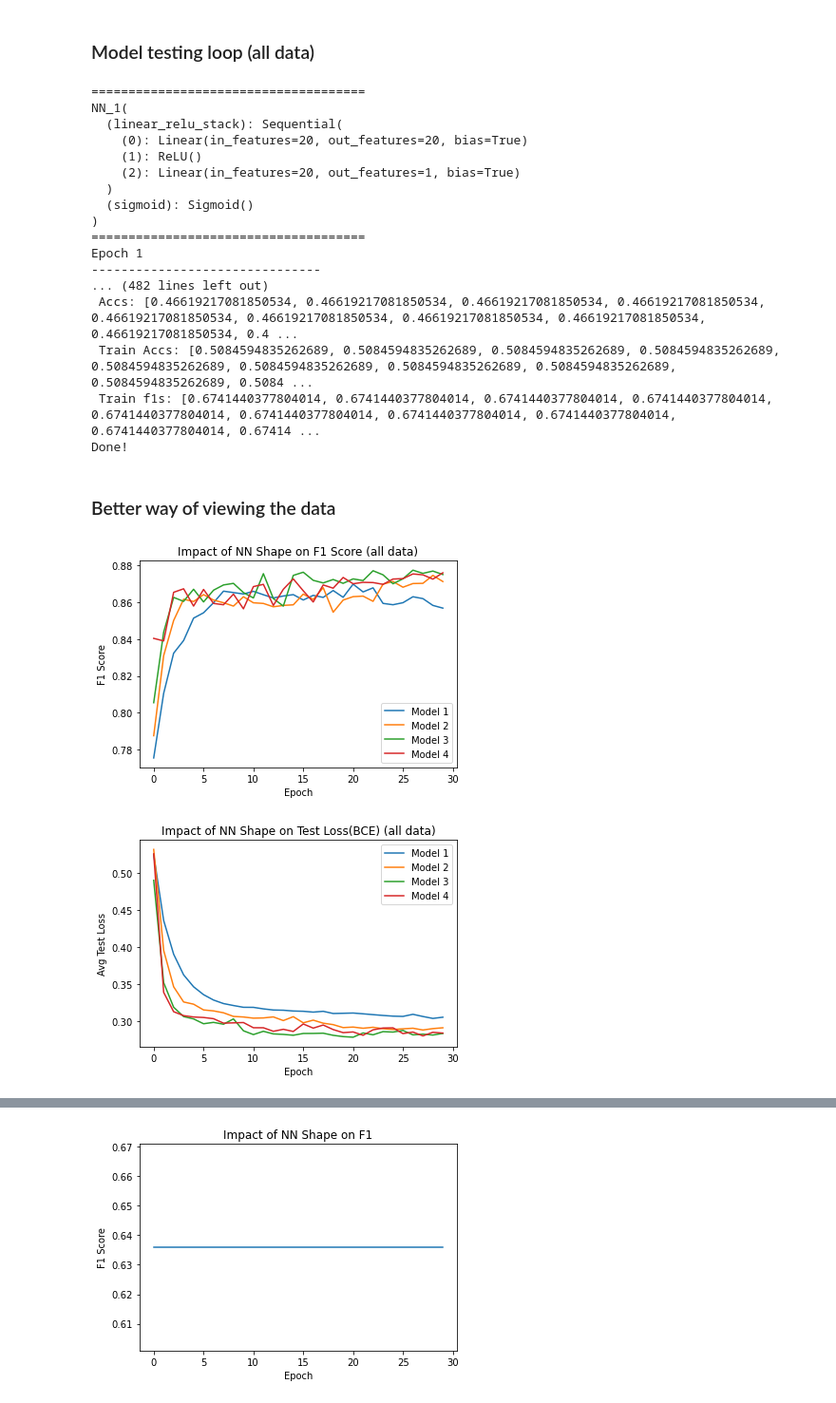
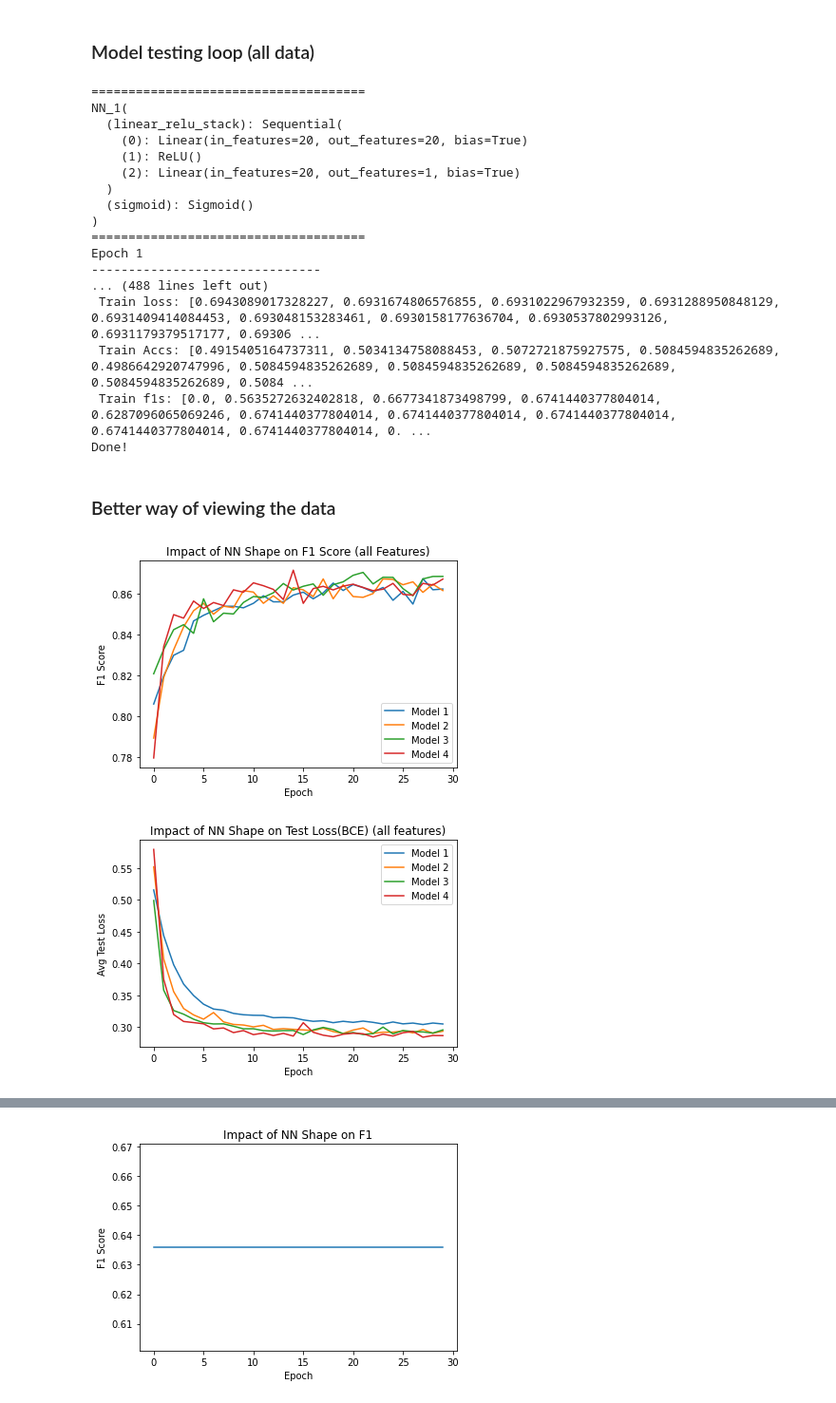
Before and after one commit to DanielRJohnson/EECS738-FP, a Jupyter notebook: evan/NN_C.ipynb, the cells around one changed output, grey strips where cells are left out. Shown: that part at 95% size. Saved outputs shown, nothing was run; the diff lists cells and outputs as text; code cells hidden in the pictures.

```diff
--- a/evan/NN_C.ipynb
+++ b/evan/NN_C.ipynb
@@ -180,6 +180,7 @@ optimizer = torch.optim.Adam(model.parameters(), lr=.001, weight_decay = .01)
 # training loop
 def train(dataloader, model, loss_fn, optimizer):
     size = len(dataloader.dataset)
+    num_batches = len(dataloader)
     model.train()
     # define the metrics
     tp = 0
@@ -218,7 +219,7 @@ def train(dataloader, model, loss_fn, optimizer):
     # print(f"Train fn: {fn}")
     train_acc = (tp + tn) / (tp + fp+ tn+ fn)
     # print(f"Train Acc: {train_acc}")
-    train_avg_loss = train_loss/size
+    train_avg_loss = train_loss/num_batches
     train_f1 = (2*tp) / ((2*tp) + fp + fn)
     # print(f"Train f1: {train_f1}")
     return train_f1, train_avg_loss, train_acc
@@ -752,6 +761,8 @@ for model_idx in models_list:
     f1s = []
     # inti the tal's
     tals = []
+    # init the tr_al's
+    tr_als = []
     #init the accs
     accs = []
     # init the train f1's
@@ -771,11 +782,12 @@ for model_idx in models_list:
         accs.append(test_acc)
         tracc.append(train_acc)
         tf1.append(train_f1)
+        tr_als.append(tr_al)
     # print(f"Best Train f1: {max(train_f1)}")
-    # note that only the testing metrics are used
     print(f" f1s: {(f1s)}")
     print(f" Tals: {tals}")
     print(f" Accs: {accs}")
+    print(f" Train loss: {tr_als}")
     print(f" Train Accs: {tracc}")
     print(f" Train f1s: {tf1}")
     # not pretty
@@ -785,36 +797,42 @@ for model_idx in models_list:
         m1_acc = accs
         m1_tf1 = tf1
         m1_trac = tracc
+        m1_tr_al = tr_als
     elif i == 2:
         m2_f1 = f1s
         m2_tal = tals
         m2_acc = accs
         m2_tf1 = tf1
         m2_trac = tracc
+        m2_tr_al = tr_als
     elif i == 3:
         m3_f1 = f1s
         m3_tal = tals
         m3_acc = accs
         m3_tf1 = tf1
         m3_trac = tracc
+        m3_tr_al = tr_als
     elif i == 4:
         m4_f1 = f1s
         m4_tal = tals
         m4_acc = accs
         m4_tf1 = tf1
         m4_trac = tracc
+        m4_tr_al = tr_als
     elif i == 5:
         m5_f1 = f1s
         m5_tal = tals
         m5_acc = accs
         m5_tf1 = tf1
         m5_trac = tracc
+        m5_tr_al = tr_als
     else:
         m6_f1 = f1s
         m6_tal = tals
         m6_acc = accs
         m6_tf1 = tf1
         m6_trac = tracc
+        m6_tr_al = tr_als
     print("Done!")
 # %% [output]
 =====================================
@@ -829,28 +847,45 @@ NN_1(
 =====================================
 Epoch 1
 -------------------------------
-... (482 lines left out)
- Accs: [0.46619217081850534, 0.46619217081850534, 0.46619217081850534, 0.46619217081850534, 0.46619217081850534, 0.46619217081850534, 0.46619217081850534, 0.46619217081850534, 0.46619217081850534, 0.4 ...
- Train Accs: [0.5084594835262689, 0.5084594835262689, 0.5084594835262689, 0.5084594835262689, 0.5084594835262689, 0.5084594835262689, 0.5084594835262689, 0.5084594835262689, 0.5084594835262689, 0.5084 ...
- Train f1s: [0.6741440377804014, 0.6741440377804014, 0.6741440377804014, 0.6741440377804014, 0.6741440377804014, 0.6741440377804014, 0.6741440377804014, 0.6741440377804014, 0.6741440377804014, 0.67414 ...
+... (488 lines left out)
+ Train loss: [0.6943089017328227, 0.6931674806576855, 0.6931022967932359, 0.6931288950848129, 0.6931409414084453, 0.693048153283461, 0.6930158177636704, 0.6930537802993126, 0.6931179379517177, 0.69306 ...
+ Train Accs: [0.4915405164737311, 0.5034134758088453, 0.5072721875927575, 0.5084594835262689, 0.4986642920747996, 0.5084594835262689, 0.5084594835262689, 0.5084594835262689, 0.5084594835262689, 0.5084 ...
+ Train f1s: [0.0, 0.5635272632402818, 0.6677341873498799, 0.6741440377804014, 0.6287096065069246, 0.6741440377804014, 0.6741440377804014, 0.6741440377804014, 0.6741440377804014, 0.6741440377804014, 0. ...
 Done!
 # %% [markdown]
 ### Better way of viewing the data
 # %%
+# create new lists to hold for future plots
+all_f1_1 = m1_f1
+all_f1_2 = m2_f1
+all_f1_3 = m3_f1
+all_f1_4 = m4_f1
+
+
+
+
 # plot the f1 scores for each model against the number of epochs?
 
 plt.plot(m1_f1, label = "Model 1")
 plt.plot(m2_f1, label = "Model 2")
 plt.plot(m3_f1, label = "Model 3")
 plt.plot(m4_f1, label = "Model 4")
 plt.legend(loc="best")
 plt.xlabel("Epoch")
 plt.ylabel("F1 Score")
-plt.title("Impact of NN Shape on F1 Score (all data)")
+plt.title("Impact of NN Shape on F1 Score (all Features)")
 plt.show()
 # %% [output]
-[figure, old version]
+[figure, new version]
 # %%
+# for reuse later
+tal_all_1 = m1_tal
+tal_all_2 = m2_tal
+tal_all_3 = m3_tal
+tal_all_4 = m4_tal
+
+
+
 # plot the loss curves
 plt.plot(m1_tal, label = "Model 1")
 plt.plot(m2_tal, label = "Model 2")
@@ -859,7 +894,7 @@ plt.plot(m4_tal, label = "Model 4")
 plt.legend(loc="best")
 plt.xlabel("Epoch")
 plt.ylabel("Avg Test Loss")
-plt.title("Impact of NN Shape on Test Loss(BCE) (all data)")
+plt.title("Impact of NN Shape on Test Loss(BCE) (all features)")
 plt.show()
 # %% [output]
-[figure, old version]
+[figure, new version]
```
Also changed, not shown: parts of 16 cells of this notebook.
